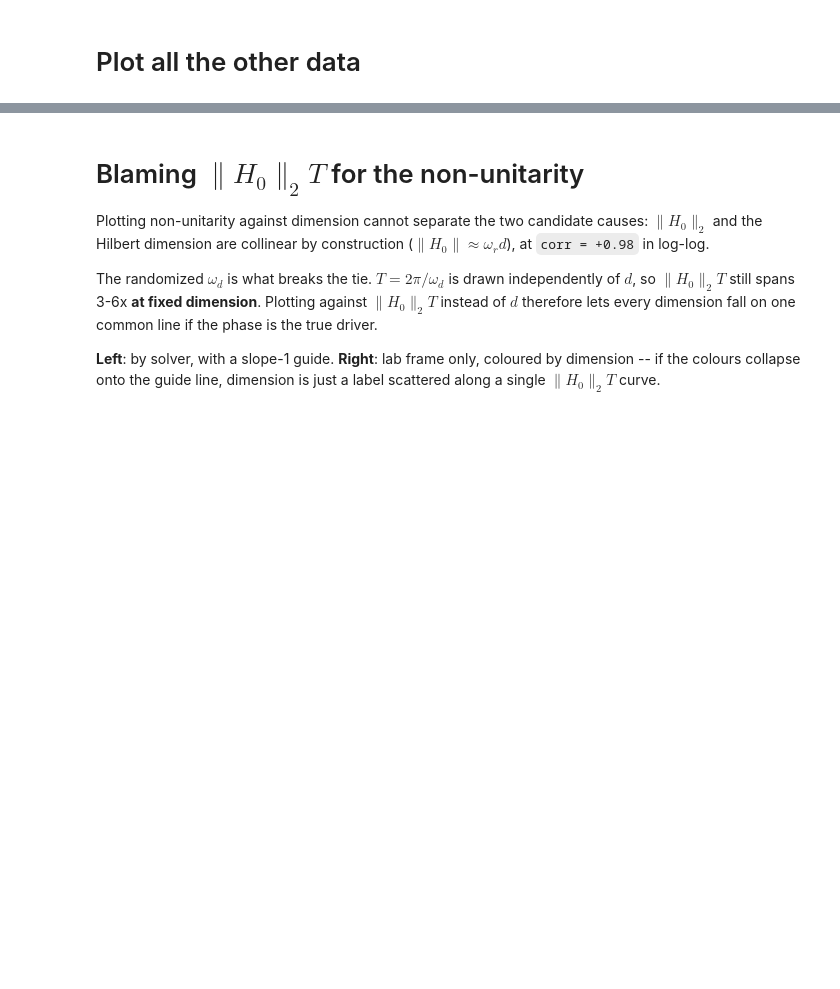
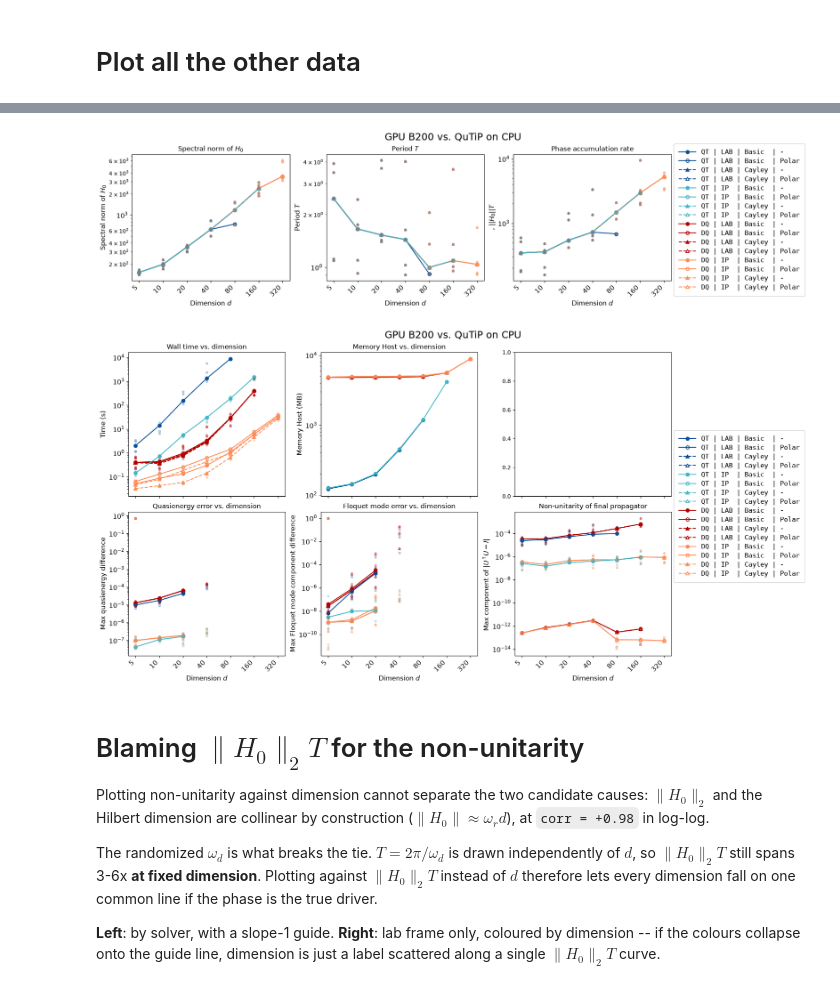
Before and after one commit to HarshBabla99/floquet_gpu, a Jupyter notebook: out_v4.1/plot.ipynb, the cells around one changed output, grey strips where cells are left out. Cells and saved outputs as stored; diff of their text form; code cells hidden in the pictures; blank space fills up the shorter version.

```diff
--- a/out_v4.1/plot.ipynb
+++ b/out_v4.1/plot.ipynb
@@ -213,3 +210,11 @@ for device in devices:
+# %%
+methods_to_plot = [k for k in data.keys() if k[0] == 'gpu_b200']
+methods_to_plot += [('cpu', 'qt_lab_basic'), ('cpu', 'qt_ip_basic')]
+
+plot(methods_to_plot , suptitle=f'GPU B200 vs. QuTiP on CPU')
+# %% [output]
+[figure, added]
+[figure, added]
 # %% [markdown]
 # Blaming $\|H_0\|_2 T$ for the non-unitarity
 
```
Also changed, not shown: parts of 14 cells of this notebook.
